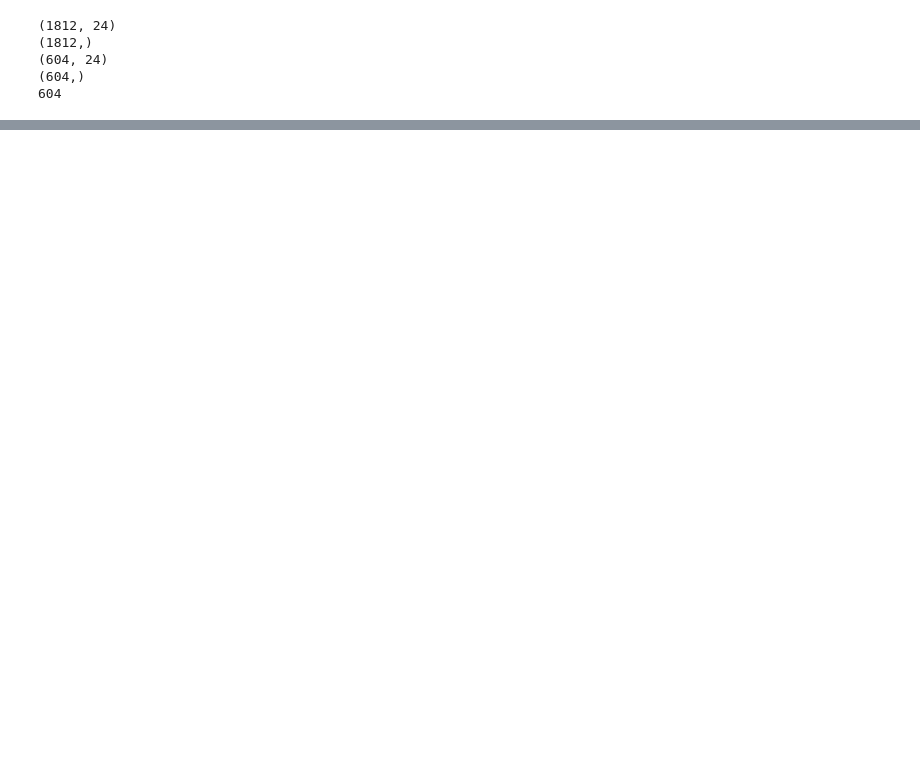
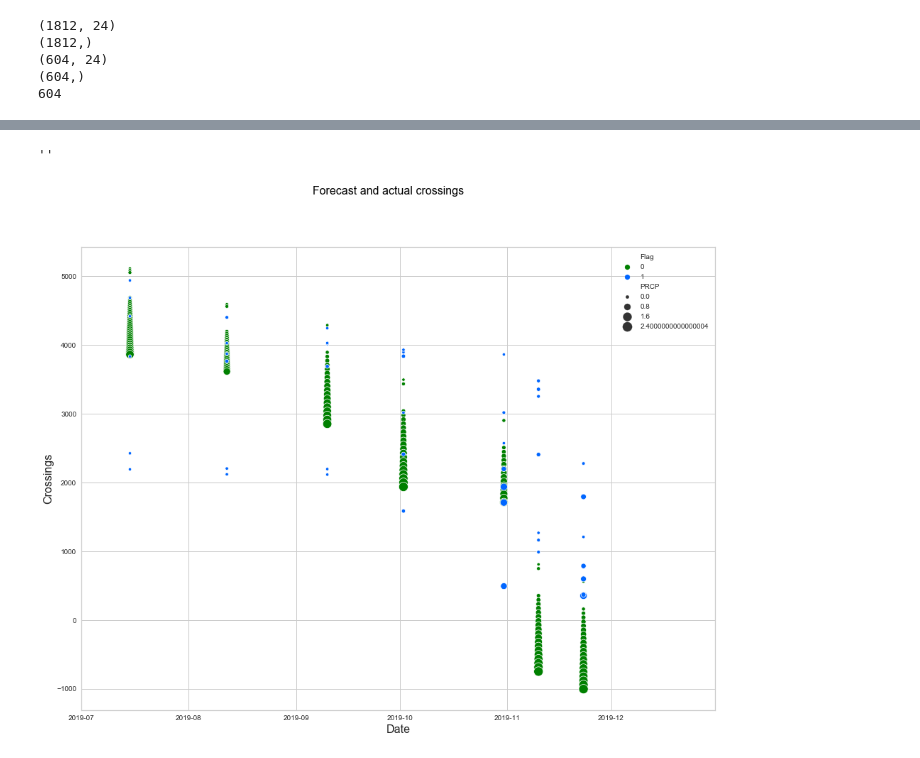
Before and after one commit to codyRing/Data_Science_Captstone, a Jupyter notebook: Daily Regression.ipynb, the cells around one changed output, grey strips where cells are left out. Cells and saved outputs as stored; diff of their text form; code cells hidden in the pictures; blank space fills up the shorter version.

```diff
--- a/Daily Regression.ipynb
+++ b/Daily Regression.ipynb
@@ -175,6 +235,7 @@ features = [
 ]
 # %%
 X = data[features]
+X_forecast= Forecast[features]
 
 
 #y = data['EastSide']
@@ -244,3 +316,26 @@ with plt.rc_context({'xtick.color':'black', 'ytick.color':'black','font.size' :
+# %%
+fig, ax = plt.subplots(figsize=(16,12))
+
+sns.scatterplot(x='Date_Join',
+                y="Predicted_Crossing",
+                data=x,
+                size='PRCP',
+                sizes=(20, 175),
+                hue='Flag',
+                legend='brief',
+                palette=['#008000','#0066ff'],
+                ax = ax
+                     )
+ax.set_xlim('7/1/2019', '12/31/2019')
+ax.set_ylabel('Crossings',fontsize=16)
+ax.set_xlabel('Date',fontsize=16)
+fig.suptitle('Forecast and actual crossings', fontsize=16,color='black')
+plt.savefig('./Figures/Forecast_Scatter.png')
+
+;
+# %% [output]
+''
+[figure, added]
 # %%
 fig, ax = plt.subplots(nrows=1, ncols=1,figsize = [14,10])
 
```
Also changed, not shown: parts of 25 cells of this notebook, 8 other files.
